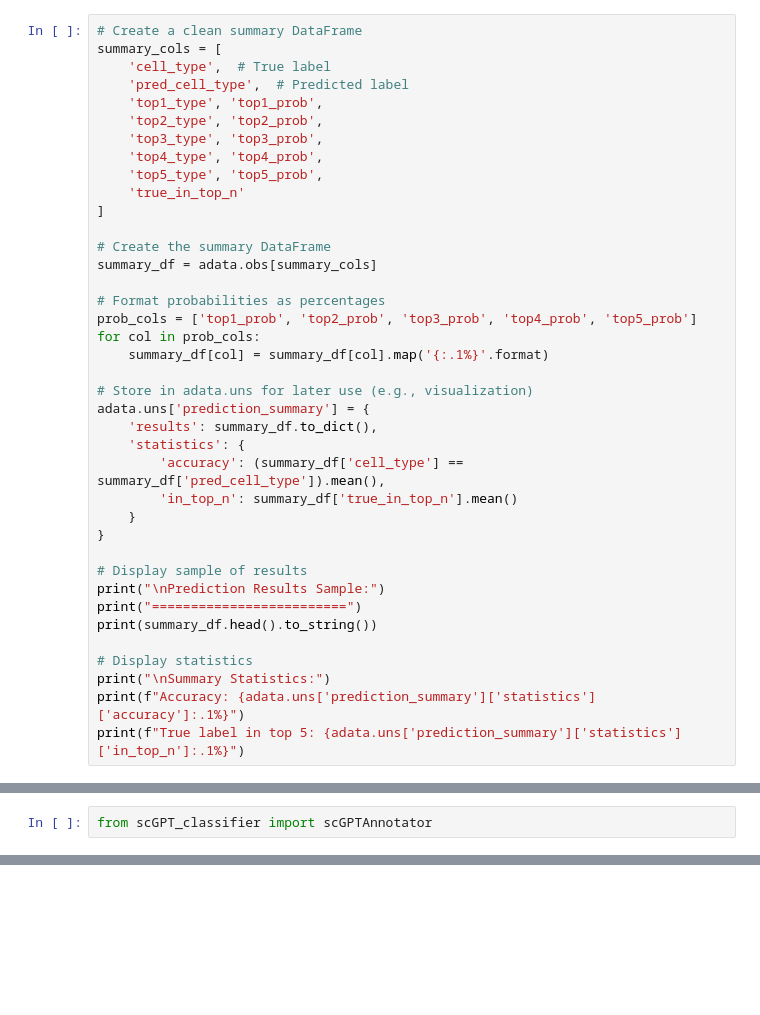
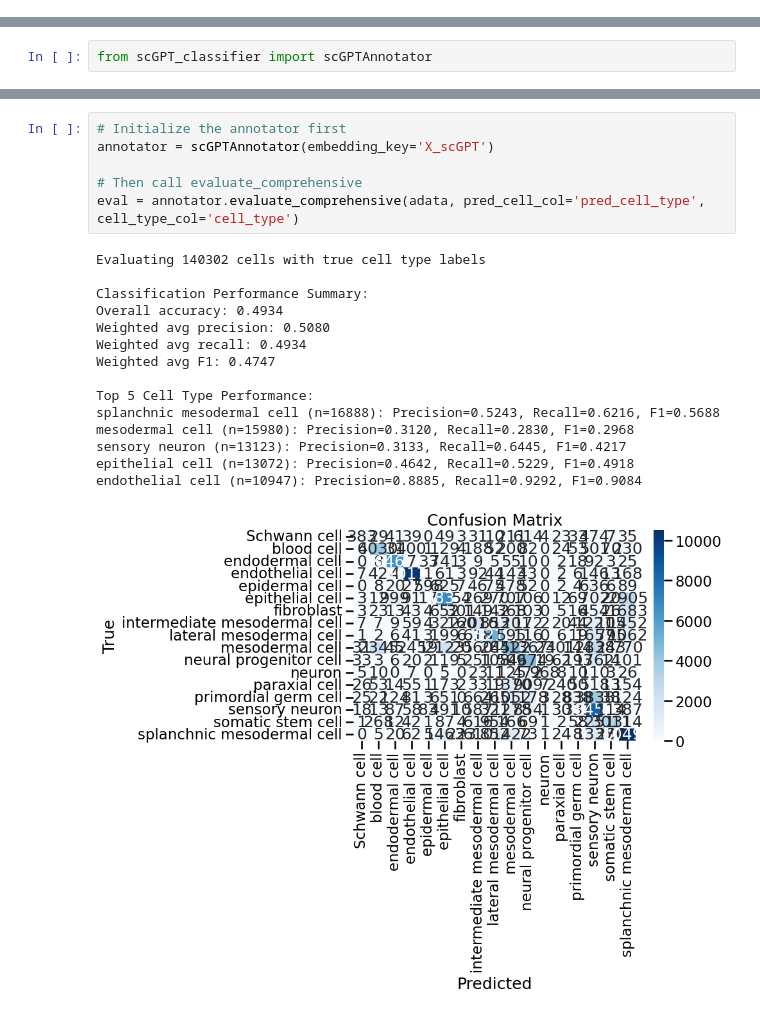
Before and after one commit to Amsel11/scGPT_tools, a Jupyter notebook: scGPT-annotator/scripts/scGPT-annotator_example_use.ipynb, the cells around one changed output, grey strips where cells are left out. Cells and saved outputs as stored; diff of their text form; blank space fills up the shorter version.

```diff
--- a/scGPT-annotator/scripts/scGPT-annotator_example_use.ipynb
+++ b/scGPT-annotator/scripts/scGPT-annotator_example_use.ipynb
@@ -87,39 +22,0 @@ See the caveats in the documentation: https://pandas.pydata.org/pandas-docs/stab
-# %%
-# Create a clean summary DataFrame
-summary_cols = [
-    'cell_type',  # True label
-    'pred_cell_type',  # Predicted label
-    'top1_type', 'top1_prob',
-    'top2_type', 'top2_prob',
-    'top3_type', 'top3_prob',
-    'top4_type', 'top4_prob',
-    'top5_type', 'top5_prob',
-    'true_in_top_n'
-]
-
-# Create the summary DataFrame
-summary_df = adata.obs[summary_cols]
-
-# Format probabilities as percentages
-prob_cols = ['top1_prob', 'top2_prob', 'top3_prob', 'top4_prob', 'top5_prob']
-for col in prob_cols:
-    summary_df[col] = summary_df[col].map('{:.1%}'.format)
-
-# Store in adata.uns for later use (e.g., visualization)
-adata.uns['prediction_summary'] = {
-    'results': summary_df.to_dict(),
-    'statistics': {
-        'accuracy': (summary_df['cell_type'] == summary_df['pred_cell_type']).mean(),
-        'in_top_n': summary_df['true_in_top_n'].mean()
-    }
-}
-
-# Display sample of results
-print("\nPrediction Results Sample:")
-print("=========================")
-print(summary_df.head().to_string())
-
-# Display statistics
-print("\nSummary Statistics:")
-print(f"Accuracy: {adata.uns['prediction_summary']['statistics']['accuracy']:.1%}")
-print(f"True label in top 5: {adata.uns['prediction_summary']['statistics']['in_top_n']:.1%}")
@@ -315,0 +64,22 @@ display(adata.uns["prediction_data"])
+# %%
+# Initialize the annotator first
+annotator = scGPTAnnotator(embedding_key='X_scGPT')
+
+# Then call evaluate_comprehensive
+eval = annotator.evaluate_comprehensive(adata, pred_cell_col='pred_cell_type', cell_type_col='cell_type')
+# %% [output]
+Evaluating 140302 cells with true cell type labels
+
+Classification Performance Summary:
+Overall accuracy: 0.4934
+Weighted avg precision: 0.5080
+Weighted avg recall: 0.4934
+Weighted avg F1: 0.4747
+
+Top 5 Cell Type Performance:
+splanchnic mesodermal cell (n=16888): Precision=0.5243, Recall=0.6216, F1=0.5688
+mesodermal cell (n=15980): Precision=0.3120, Recall=0.2830, F1=0.2968
+sensory neuron (n=13123): Precision=0.3133, Recall=0.6445, F1=0.4217
+epithelial cell (n=13072): Precision=0.4642, Recall=0.5229, F1=0.4918
+endothelial cell (n=10947): Precision=0.8885, Recall=0.9292, F1=0.9084
+[figure, added]
```
Also changed, not shown: parts of 13 cells of this notebook, 7 other files.
